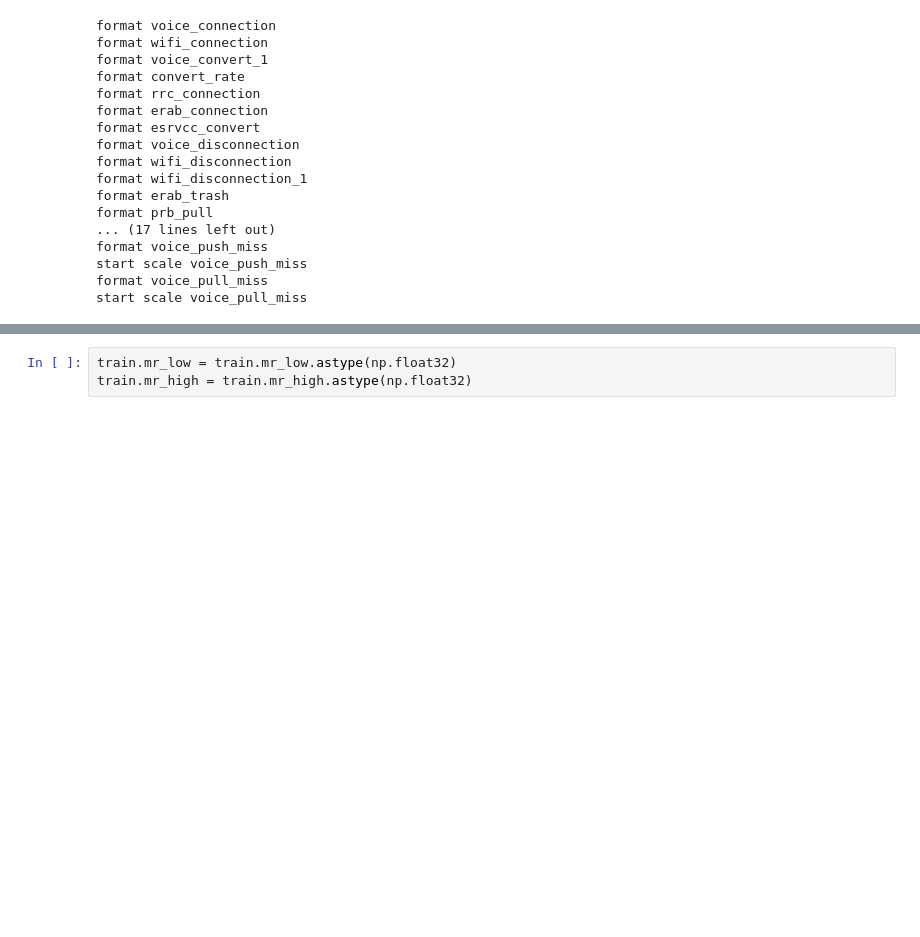
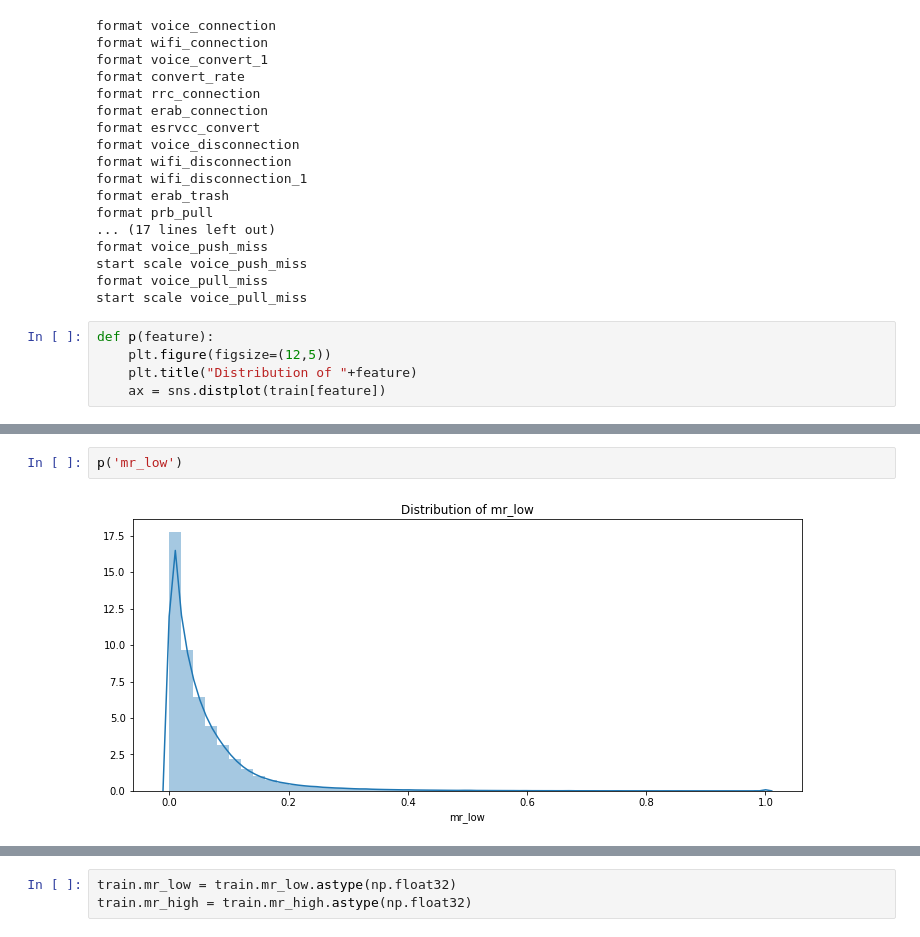
Before and after one commit to MashirosBaumkuchen/mr, a Jupyter notebook: src/processing.ipynb, the cells around one changed output, grey strips where cells are left out. Drawn from its saved outputs; the diff is of its cells as text; blank space fills up the shorter version.

```diff
--- a/src/processing.ipynb
+++ b/src/processing.ipynb
@@ -235,3 +256,8 @@ format voice_push_miss
 start scale voice_push_miss
 format voice_pull_miss
 start scale voice_pull_miss
+# %%
+def p(feature):
+    plt.figure(figsize=(12,5))
+    plt.title("Distribution of "+feature)
+    ax = sns.distplot(train[feature])
@@ -237,0 +275,4 @@ start scale voice_pull_miss
+# %%
+p('mr_low')
+# %% [output]
+[figure, added]
```
Also changed, not shown: parts of 16 cells of this notebook, 1 other file.
